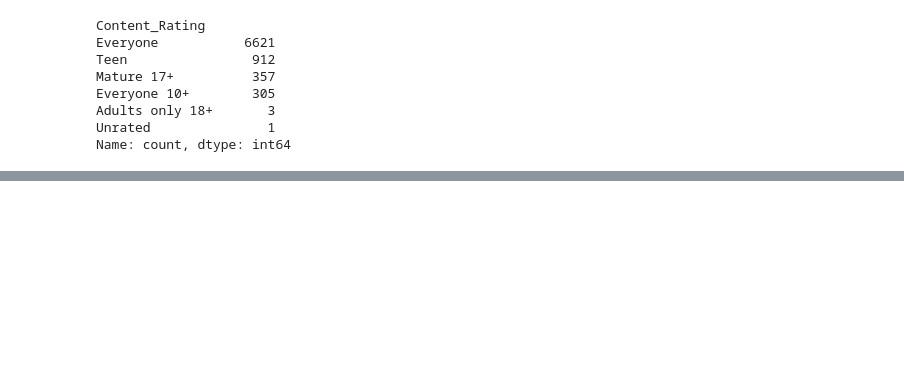
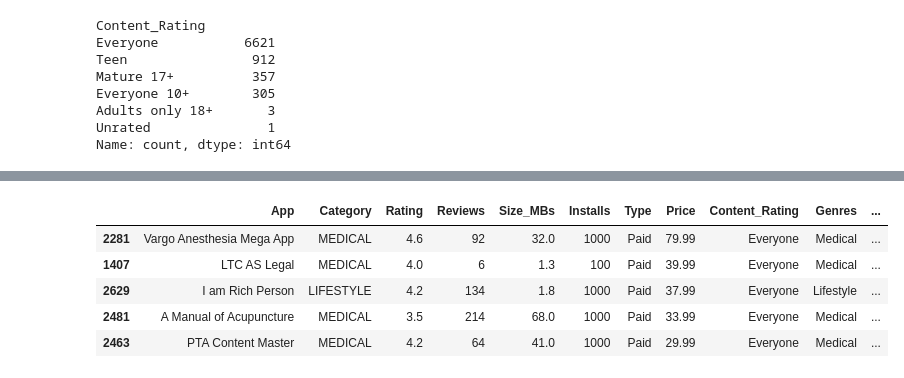
Before and after one commit to Shwifty0/100DOC, a Jupyter notebook: 100DOCDay76/100DOCDay76.ipynb, the cells around one changed output, grey strips where cells are left out. Drawn from its saved outputs; the diff is of its cells as text; code cells hidden in the pictures; blank space fills up the shorter version.

```diff
--- a/100DOCDay76/100DOCDay76.ipynb
+++ b/100DOCDay76/100DOCDay76.ipynb
@@ -202,0 +240,4 @@ fig.show()
+# %%
+df.Installs = df.Installs.astype(str).str.replace(",", "")
+df.Installs = pd.to_numeric(df.Installs)
+df[["App", "Installs"]].groupby("Installs").count()
@@ -202,0 +263,5 @@ fig.show()
+# %%
+df.Price = df.Price.astype(str).str.replace("$", "")
+df.Price = pd.to_numeric(df.Price)
+df.drop(df[df.Price > 250].index, inplace=True)
+df.Price.value_counts()
@@ -202,0 +282,9 @@ fig.show()
+# %%
+df.sort_values('Price', ascending=False).head(5)
+# %% [output]
+|  | App | Category | Rating | Reviews | Size_MBs | Installs | Type | Price | Content_Rating | Genres | ... |
+| 2281 | Vargo Anesthesia Mega App | MEDICAL | 4.6 | 92 | 32.0 | 1000 | Paid | 79.99 | Everyone | Medical | ... |
+| 1407 | LTC AS Legal | MEDICAL | 4.0 | 6 | 1.3 | 100 | Paid | 39.99 | Everyone | Medical | ... |
+| 2629 | I am Rich Person | LIFESTYLE | 4.2 | 134 | 1.8 | 1000 | Paid | 37.99 | Everyone | Lifestyle | ... |
+| 2481 | A Manual of Acupuncture | MEDICAL | 3.5 | 214 | 68.0 | 1000 | Paid | 33.99 | Everyone | Medical | ... |
+| 2463 | PTA Content Master | MEDICAL | 4.2 | 64 | 41.0 | 1000 | Paid | 29.99 | Everyone | Medical | ... |
```
Also changed, not shown: parts of 9 cells of this notebook.
